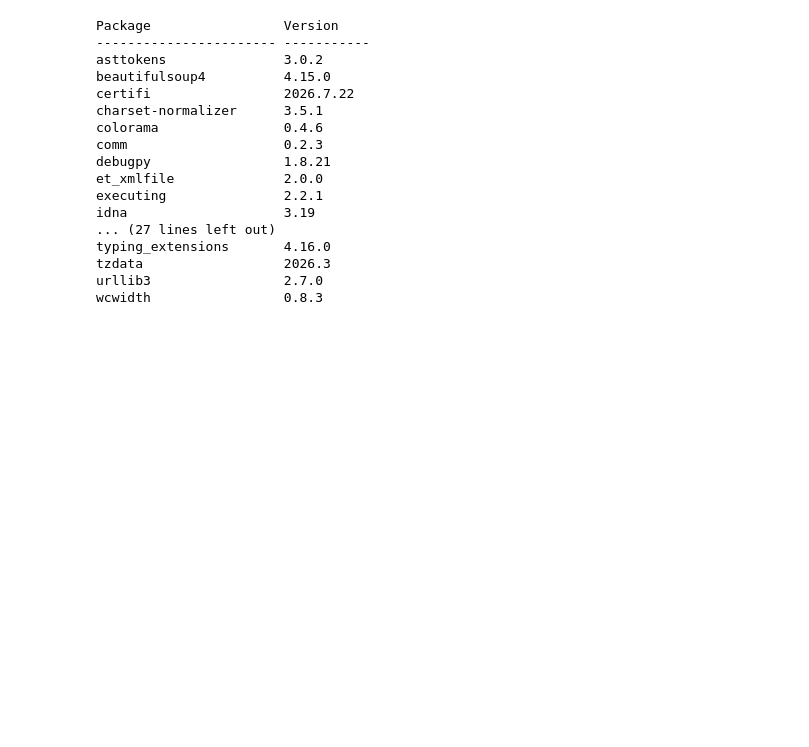
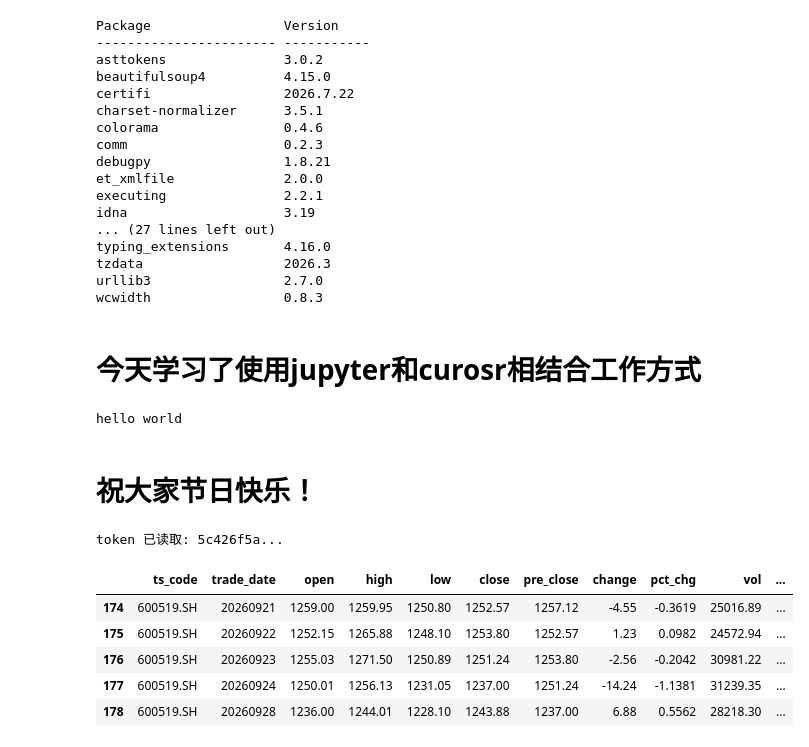
Before and after one commit to haichaozheng/my-app-2026, a Jupyter notebook: data-analysis/weeks/week04/test.ipynb, the cells around one changed output. Cells and saved outputs as stored; diff of their text form; code cells hidden in the pictures; blank space fills up the shorter version.

Commit message:
update week05

```diff
--- a/data-analysis/weeks/week04/test.ipynb
+++ b/data-analysis/weeks/week04/test.ipynb
@@ -32,3 +34,36 @@ typing_extensions       4.16.0
 tzdata                  2026.3
 urllib3                 2.7.0
 wcwidth                 0.8.3
+# %% [markdown]
+# 今天学习了使用jupyter和curosr相结合工作方式
+# %%
+print("hello world")
+# %% [output]
+hello world
+# %% [markdown]
+# 祝大家节日快乐！
+# %%
+# 先安装：!pip install tushare python-dotenv   （当前 .venv 里还没有这些包）
+import os
+from dotenv import load_dotenv
+import tushare as ts
+
+# 从仓库根目录的 .env 读取 TUSHARE_TOKEN（.env 已在 .gitignore，不会提交）
+load_dotenv('../../.env')  # notebook 在 data-analysis/weeks/week04/，向上三级到仓库根
+token = os.getenv('TUSHARE_TOKEN')
+print('token 已读取:', token[:8] + '...' if token else '未找到，请检查 .env')
+
+pro = ts.pro_api(token)
+
+# 下载贵州茅台（600519.SH）的日线行情
+df = pro.daily(ts_code='600519.SH', start_date='20260101', end_date='20260929')
+df = df.sort_values('trade_date').reset_index(drop=True)
+df.tail()
+# %% [output]
+token 已读取: 5c426f5a...
+|  | ts_code | trade_date | open | high | low | close | pre_close | change | pct_chg | vol | ... |
+| 174 | 600519.SH | 20260921 | 1259.00 | 1259.95 | 1250.80 | 1252.57 | 1257.12 | -4.55 | -0.3619 | 25016.89 | ... |
+| 175 | 600519.SH | 20260922 | 1252.15 | 1265.88 | 1248.10 | 1253.80 | 1252.57 | 1.23 | 0.0982 | 24572.94 | ... |
+| 176 | 600519.SH | 20260923 | 1255.03 | 1271.50 | 1250.89 | 1251.24 | 1253.80 | -2.56 | -0.2042 | 30981.22 | ... |
+| 177 | 600519.SH | 20260924 | 1250.01 | 1256.13 | 1231.05 | 1237.00 | 1251.24 | -14.24 | -1.1381 | 31239.35 | ... |
+| 178 | 600519.SH | 20260928 | 1236.00 | 1244.01 | 1228.10 | 1243.88 | 1237.00 | 6.88 | 0.5562 | 28218.30 | ... |
```
Also changed, not shown: parts of 6 cells of this notebook, 7 other files.
